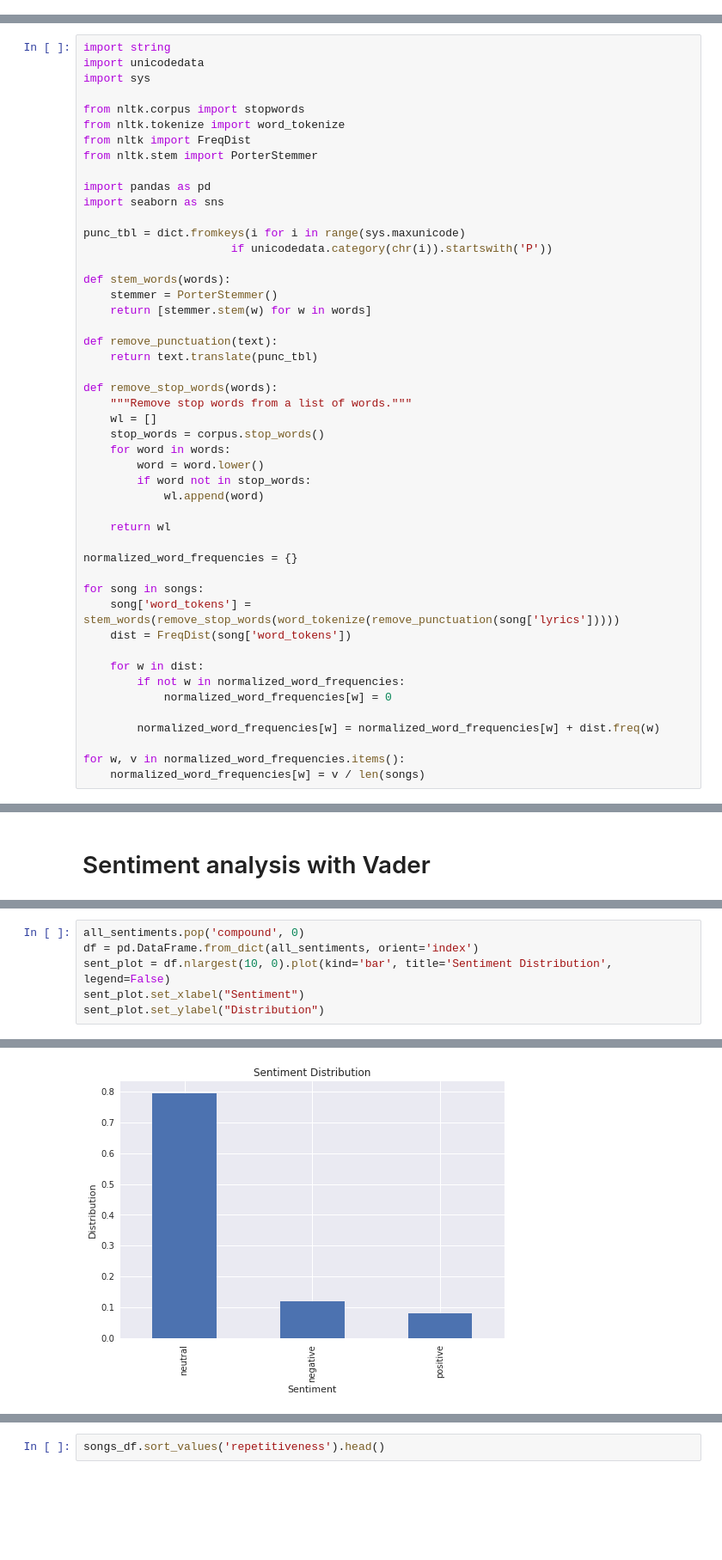
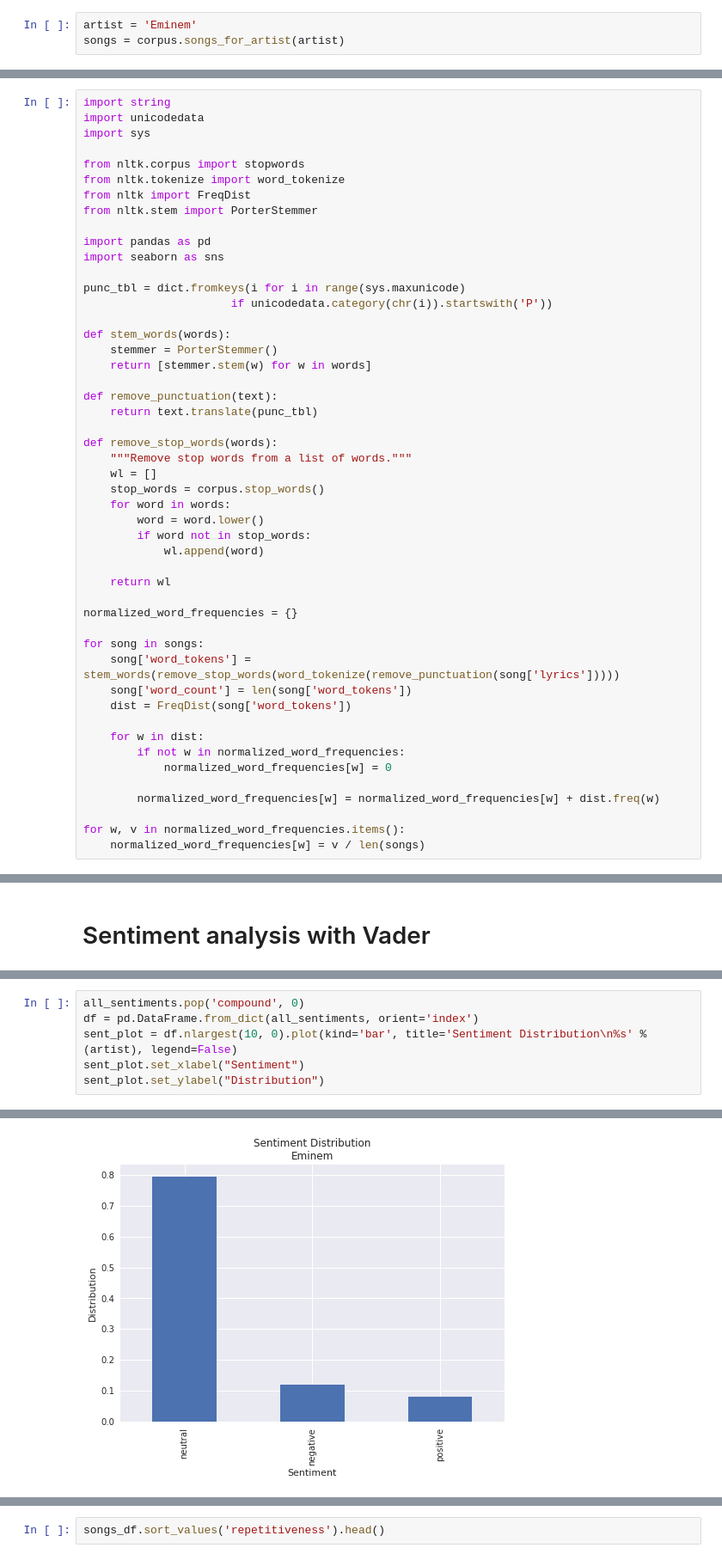
Before and after one commit to tylerwmarrs/single-artist-lyric-analysis, a Jupyter notebook: notebooks/Initial Analysis.ipynb, the cells around one changed output, grey strips where cells are left out. Shown: that part at 86% size. Saved outputs shown, nothing was run; the diff lists cells and outputs as text; blank space fills up the shorter version.

```diff
--- a/notebooks/Initial Analysis.ipynb
+++ b/notebooks/Initial Analysis.ipynb
@@ -17,3 +15,6 @@ songs = corpus.songs_for_artist('Eminem')
+# %%
+artist = 'Eminem'
+songs = corpus.songs_for_artist(artist)
 # %% [markdown]
 # Clean the lyrics
 # %%
@@ -70,6 +71,7 @@ normalized_word_frequencies = {}
 
 for song in songs:
     song['word_tokens'] = stem_words(remove_stop_words(word_tokenize(remove_punctuation(song['lyrics']))))
+    song['word_count'] = len(song['word_tokens'])
     dist = FreqDist(song['word_tokens'])
 
     for w in dist:
@@ -184,10 +186,10 @@ print(all_sentiments)
 # %%
 all_sentiments.pop('compound', 0)
 df = pd.DataFrame.from_dict(all_sentiments, orient='index')
-sent_plot = df.nlargest(10, 0).plot(kind='bar', title='Sentiment Distribution', legend=False)
+sent_plot = df.nlargest(10, 0).plot(kind='bar', title='Sentiment Distribution\n%s' % (artist), legend=False)
 sent_plot.set_xlabel("Sentiment")
 sent_plot.set_ylabel("Distribution")
 # %% [output]
 <matplotlib.text.Text at 0x...>
-[figure, old version]
+[figure, new version]
 # %% [markdown]
```
Also changed, not shown: parts of 26 cells of this notebook.
